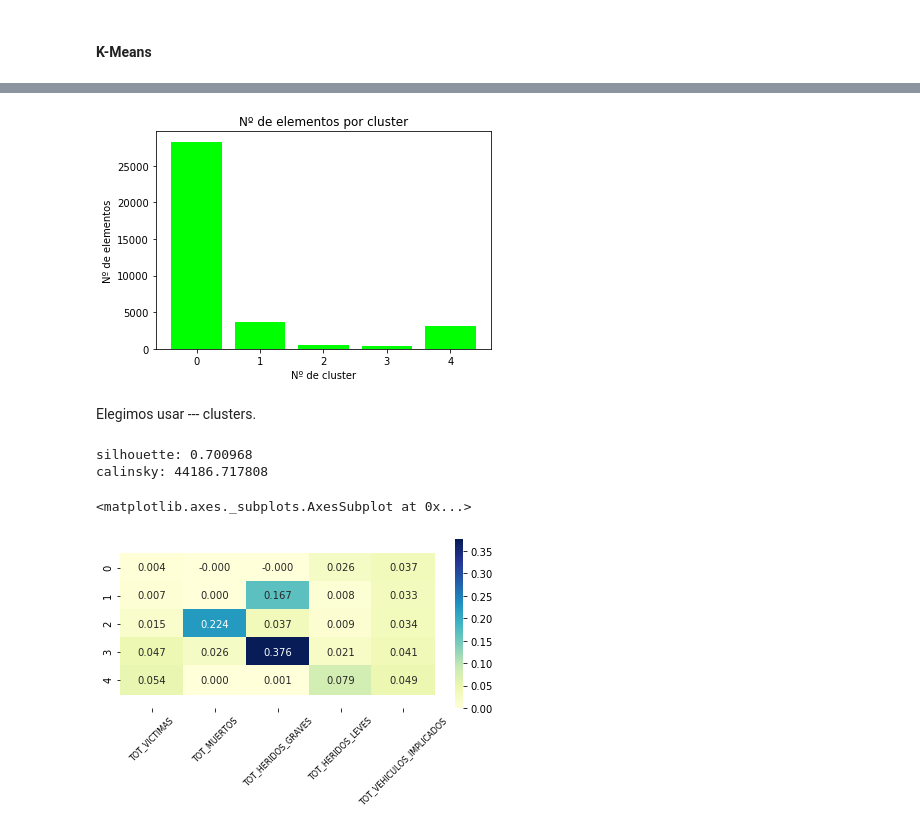
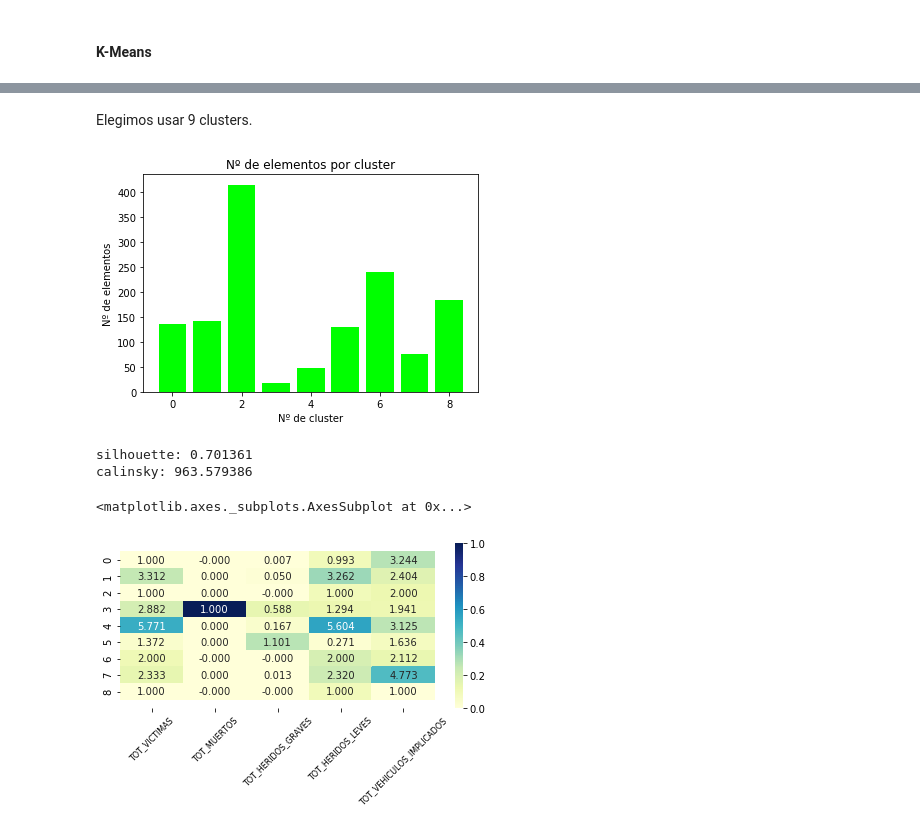
Before and after one commit to patriciacorhid/IN, a Jupyter notebook: P2/P2_accidentes.ipynb, the cells around one changed output, grey strips where cells are left out. Drawn from its saved outputs; the diff is of its cells as text; code cells hidden in the pictures.

Commit message:
Código terminado y casi terminado caso 1 kmeans

```diff
--- a/P2/P2_accidentes.ipynb
+++ b/P2/P2_accidentes.ipynb
@@ -227,0 +204,10 @@ sns.boxplot(data=datos_bp, y='TOT_VEHICULOS_IMPLICADOS', x='Cluster')
+# %%
+# Vectores con los valores de las métricas
+s = []
+c = []
+
+for i in np.linspace(0.02, 0.2, num=10):
+    results = DBSCAN(eps=i, min_samples=5).fit(caso1_norm)
+    silhouette, calinski = measures_silhoutte_calinski(caso1_norm, results.labels_)
+    s.append(silhouette)
+    c.append(calinski)
@@ -227,0 +234,14 @@ sns.boxplot(data=datos_bp, y='TOT_VEHICULOS_IMPLICADOS', x='Cluster')
+# %%
+results = DBSCAN(eps=0.08, min_samples=10).fit(caso1_norm)
+n = len(np.unique(results.labels_))
+
+# Número de elementos por cluster
+m = [0 for i in range(n)]
+
+for i in range(len(caso1_norm)):
+    if results.labels_[i]!=-1:
+        m[results.labels_[i]+1]+=1
+    else:
+        m[0]+=1
+
+graf_barras(range(-1,n-1), m, "Nº de elementos por cluster","Nº de cluster","Nº de elementos")
@@ -227,0 +250,6 @@ sns.boxplot(data=datos_bp, y='TOT_VEHICULOS_IMPLICADOS', x='Cluster')
+# %%
+# Métricas del modelo
+silhouette, calinski = measures_silhoutte_calinski(caso1_norm, results.labels_)
+
+print("silhouette: {:3f}".format(silhouette))
+print("calinsky: {:3f}".format(calinski))
@@ -248,4 +341,4 @@ Estudiaremos los datos que representen accidentes en verano.
 # %%
 # Seleccionamos los datos con los que trabajaremos
 caso2 = datos[(datos.DIASEMANA == 6) | (datos.DIASEMANA == 7) | (datos.DIASEMANA == 5)]
-caso2.head()
+caso2 = caso2[caso2.DENSIDAD_CIRCULACION == 'DENSA']
@@ -325,30 +412,30 @@ Calinski-Harabasz:
+# %% [markdown]
+Elegimos usar 9 clusters.
 # %%
-results5 = KMeans(n_clusters=5, random_state=0).fit(caso2_norm)
+results9 = KMeans(n_clusters=9, random_state=0).fit(caso2_norm)
 
 # Número de elementos por cluster
-m = [0 for i in range(5)]
+m = [0 for i in range(9)]
 
 for i in range(len(caso2)):
-    m[results5.labels_[i]]+=1
+    m[results9.labels_[i]]+=1
 
-graf_barras(range(5), m, "Nº de elementos por cluster","Nº de cluster","Nº de elementos")
+graf_barras(range(9), m, "Nº de elementos por cluster","Nº de cluster","Nº de elementos")
 # %% [output]
-[figure, old version]
+[figure, new version]
-# %% [markdown]
-Elegimos usar --- clusters.
 # %%
 # Métricas del modelo
-silhouette, calinski = measures_silhoutte_calinski(caso2_norm, results5.labels_)
+silhouette, calinski = measures_silhoutte_calinski(caso2_norm, results9.labels_)
 
 print("silhouette: {:3f}".format(silhouette))
 print("calinsky: {:3f}".format(calinski))
 # %% [output]
-silhouette: 0.700968
-calinsky: 44186.717808
+silhouette: 0.701361
+calinsky: 963.579386
 # %%
-centroids = results5.cluster_centers_
-visualize_centroids(centroids, caso2_norm, atributos)
+centroids = results9.cluster_centers_
+visualize_centroids(centroids, np.array(caso2), atributos)
 # %% [output]
 <matplotlib.axes._subplots.AxesSubplot at 0x...>
-[figure, old version]
+[figure, new version]
 # %%
```
Also changed, not shown: parts of 60 cells of this notebook, 44 other files.
